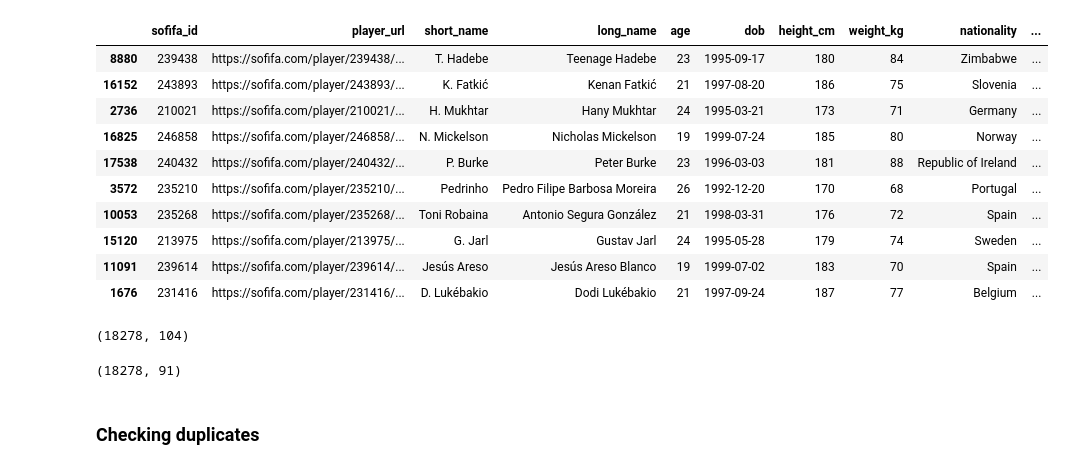
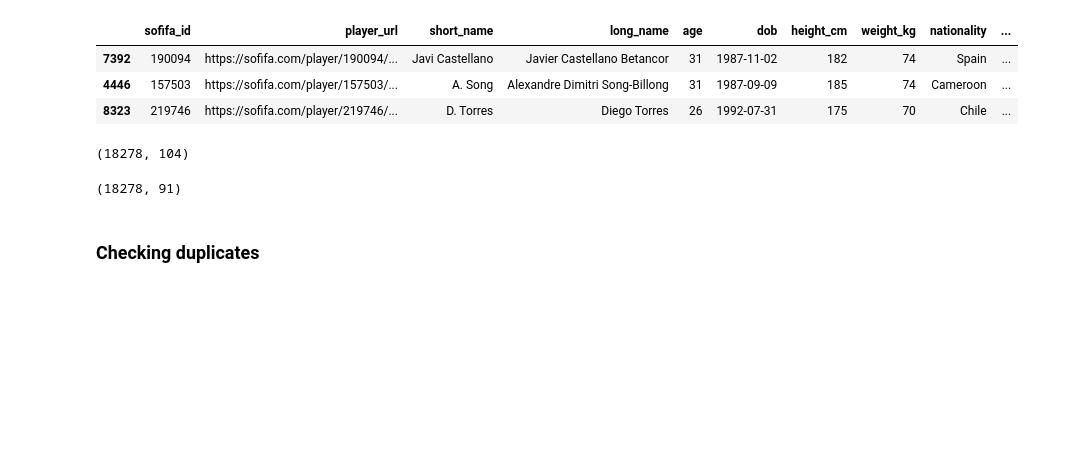
Before and after one commit to mdushetwar/Fifa-Players--EDA-Clustering, a Jupyter notebook: PRCP-1004-Fifa20.ipynb, the cells around one changed output. Drawn from its saved outputs; the diff is of its cells as text; code cells hidden in the pictures; blank space fills up the shorter version.

```diff
--- a/PRCP-1004-Fifa20.ipynb
+++ b/PRCP-1004-Fifa20.ipynb
@@ -14,19 +12,12 @@ sns.set_style('darkgrid')
 df= pd.read_csv('players_20.csv')
 # %%
 pd.set_option("display.max_columns", None)
-df.sample(10)
+df.sample(3)
 # %% [output]
 |  | sofifa_id | player_url | short_name | long_name | age | dob | height_cm | weight_kg | nationality | ... |
-| 8880 | 239438 | https://sofifa.com/player/239438/... | T. Hadebe | Teenage Hadebe | 23 | 1995-09-17 | 180 | 84 | Zimbabwe | ... |
-| 16152 | 243893 | https://sofifa.com/player/243893/... | K. Fatkić | Kenan Fatkić | 21 | 1997-08-20 | 186 | 75 | Slovenia | ... |
-| 2736 | 210021 | https://sofifa.com/player/210021/... | H. Mukhtar | Hany Mukhtar | 24 | 1995-03-21 | 173 | 71 | Germany | ... |
-| 16825 | 246858 | https://sofifa.com/player/246858/... | N. Mickelson | Nicholas Mickelson | 19 | 1999-07-24 | 185 | 80 | Norway | ... |
-| 17538 | 240432 | https://sofifa.com/player/240432/... | P. Burke | Peter Burke | 23 | 1996-03-03 | 181 | 88 | Republic of Ireland | ... |
-| 3572 | 235210 | https://sofifa.com/player/235210/... | Pedrinho | Pedro Filipe Barbosa Moreira | 26 | 1992-12-20 | 170 | 68 | Portugal | ... |
-| 10053 | 235268 | https://sofifa.com/player/235268/... | Toni Robaina | Antonio Segura González | 21 | 1998-03-31 | 176 | 72 | Spain | ... |
-| 15120 | 213975 | https://sofifa.com/player/213975/... | G. Jarl | Gustav Jarl | 24 | 1995-05-28 | 179 | 74 | Sweden | ... |
-| 11091 | 239614 | https://sofifa.com/player/239614/... | Jesús Areso | Jesús Areso Blanco | 19 | 1999-07-02 | 183 | 70 | Spain | ... |
-| 1676 | 231416 | https://sofifa.com/player/231416/... | D. Lukébakio | Dodi Lukébakio | 21 | 1997-09-24 | 187 | 77 | Belgium | ... |
+| 7392 | 190094 | https://sofifa.com/player/190094/... | Javi Castellano | Javier Castellano Betancor | 31 | 1987-11-02 | 182 | 74 | Spain | ... |
+| 4446 | 157503 | https://sofifa.com/player/157503/... | A. Song | Alexandre Dimitri Song-Billong | 31 | 1987-09-09 | 185 | 74 | Cameroon | ... |
+| 8323 | 219746 | https://sofifa.com/player/219746/... | D. Torres | Diego Torres | 26 | 1992-07-31 | 175 | 70 | Chile | ... |
 # %%
 import requests
 from bs4 import BeautifulSoup
```
Also changed, not shown: parts of 24 cells of this notebook.
